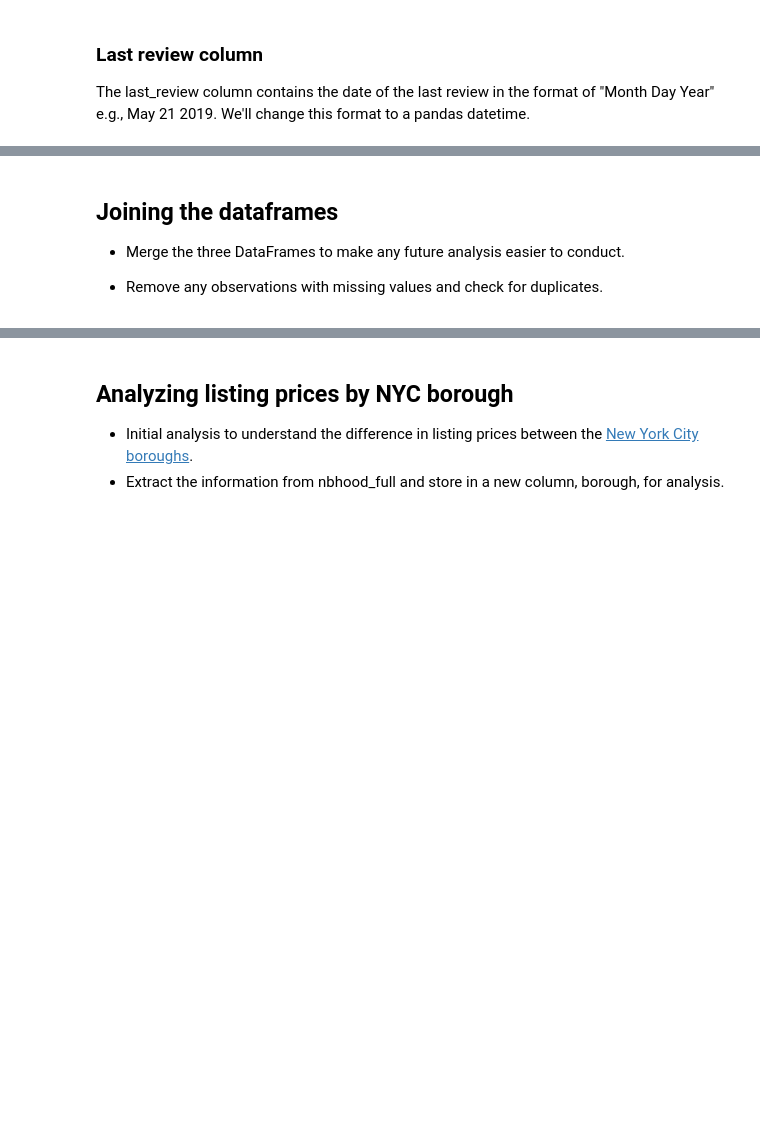
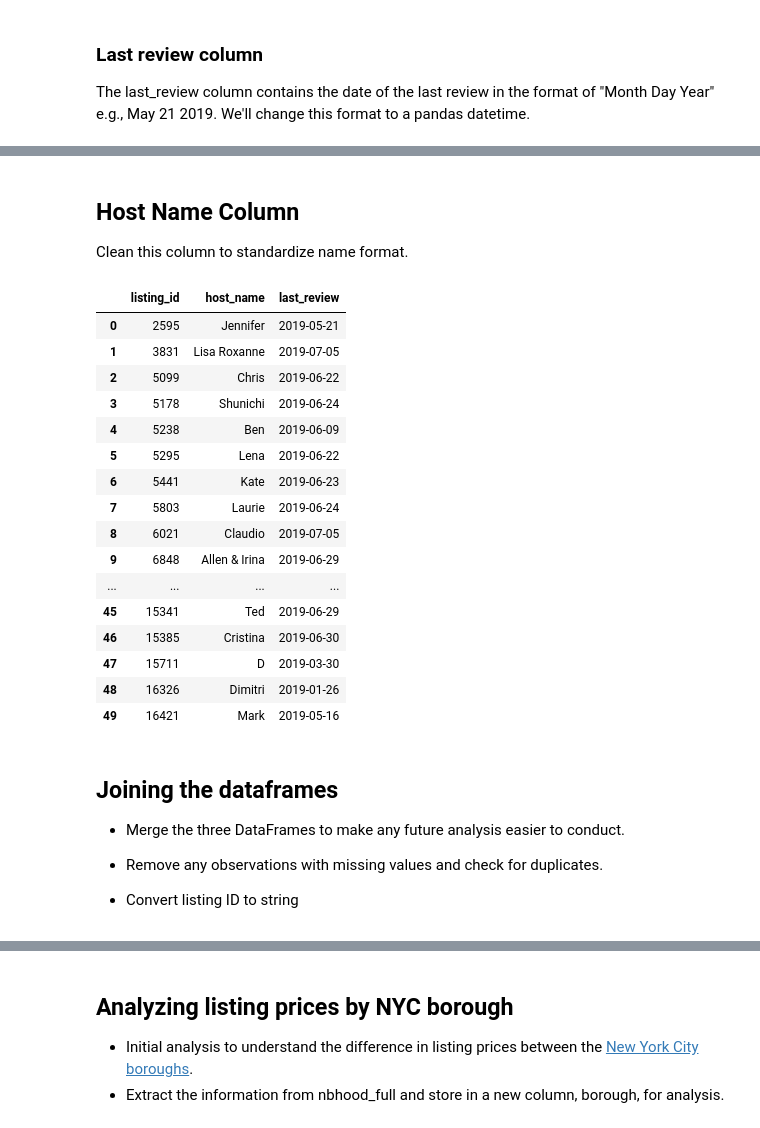
Before and after one commit to caracfinlay/Pillow_palooza, a Jupyter notebook: pillow_palooza_data_wrangling.ipynb, the cells around one changed output, grey strips where cells are left out. Drawn from its saved outputs; the diff is of its cells as text; code cells hidden in the pictures; blank space fills up the shorter version.

Commit message:
completed data cleaning.

```diff
--- a/pillow_palooza_data_wrangling.ipynb
+++ b/pillow_palooza_data_wrangling.ipynb
@@ -214,6 +263,41 @@ reviews.head()
+# %% [markdown]
+## Host Name Column
+
+Clean this column to standardize name format.
+# %%
+# format host name
+
+# Add a space between a lowercase letter and an uppercase letter
+reviews['host_name'] = reviews['host_name'].str.replace(r'([a-z])([A-Z])', r'\1 \2')
+
+# Capitalize the first and second words
+reviews['host_name'] = reviews['host_name'].str.title()
+
+# Replace '&', 'AND', 'and', 'Or', 'OR', 'And', 'or' with '&'
+reviews['host_name'] = reviews['host_name'].str.replace(r'(&| AND | and | Or | OR | And | or )', ' & ')
+# %% [output]
+|  | listing_id | host_name | last_review |
+| 0 | 2595 | Jennifer | 2019-05-21 |
+| 1 | 3831 | Lisa Roxanne | 2019-07-05 |
+| 2 | 5099 | Chris | 2019-06-22 |
+| 3 | 5178 | Shunichi | 2019-06-24 |
+| 4 | 5238 | Ben | 2019-06-09 |
+| 5 | 5295 | Lena | 2019-06-22 |
+| 6 | 5441 | Kate | 2019-06-23 |
+| 7 | 5803 | Laurie | 2019-06-24 |
+| 8 | 6021 | Claudio | 2019-07-05 |
+| 9 | 6848 | Allen & Irina | 2019-06-29 |
+| ... | ... | ... | ... |
+| 45 | 15341 | Ted | 2019-06-29 |
+| 46 | 15385 | Cristina | 2019-06-30 |
+| 47 | 15711 | D | 2019-03-30 |
+| 48 | 16326 | Dimitri | 2019-01-26 |
+| 49 | 16421 | Mark | 2019-05-16 |
 # %% [markdown]
 ## Joining the dataframes
 
 * Merge the three DataFrames to make any future analysis easier to conduct.
 
 * Remove any observations with missing values and check for duplicates.
+
+* Convert listing ID to string
```
Also changed, not shown: parts of 21 cells of this notebook.
